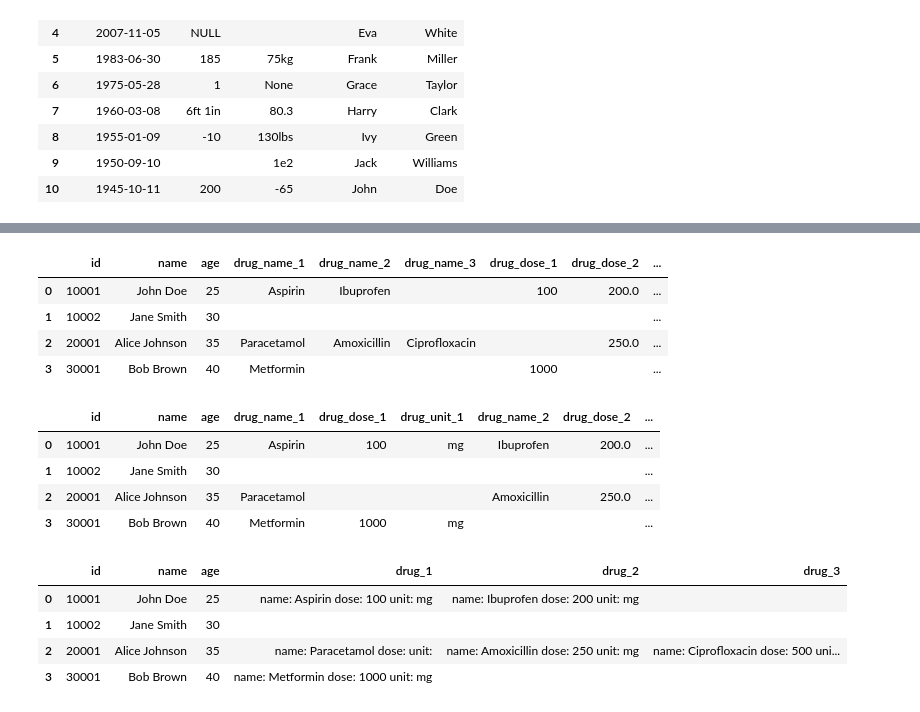
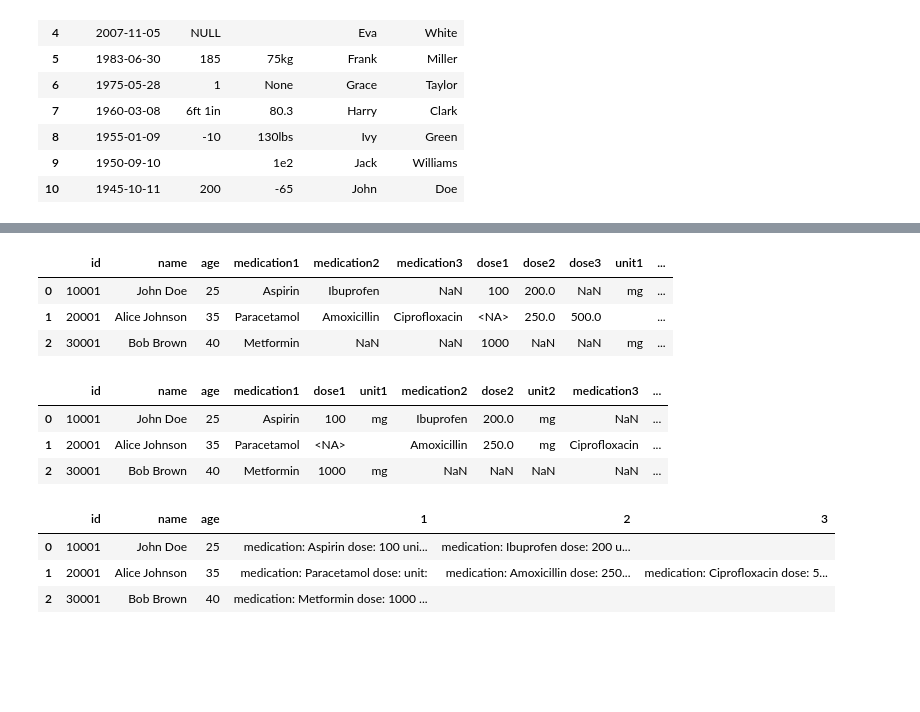
Before and after one commit to MartinVoelkl94/dukit, a Jupyter notebook: interactive_demo.ipynb, the cells around one changed output, grey strips where cells are left out. Saved outputs shown, nothing was run; the diff lists cells and outputs as text; code cells hidden in the pictures; blank space fills up the shorter version.

```diff
--- a/interactive_demo.ipynb
+++ b/interactive_demo.ipynb
@@ -878,47 +880,34 @@ display(df1, df2)
 | 3 | 20001 | Amoxicillin | 250 | mg |
 | 4 | 20001 | Ciprofloxacin | 500 | ml |
 | 5 | 30001 | Metformin | 1000 | mg |
-# %%
-dk.merge(
-    df1,
-    df2,
-    on='id',
-    mode='flat',
-    prefix='drug_',
-    ).fillna('')
-# %% [output]
-|  | id | name | age | drug_name_1 | drug_name_2 | drug_name_3 | drug_dose_1 | drug_dose_2 | ... |
-| 0 | 10001 | John Doe | 25 | Aspirin | Ibuprofen |  | 100 | 200.0 | ... |
-| 1 | 10002 | Jane Smith | 30 |  |  |  |  |  | ... |
-| 2 | 20001 | Alice Johnson | 35 | Paracetamol | Amoxicillin | Ciprofloxacin |  | 250.0 | ... |
-| 3 | 30001 | Bob Brown | 40 | Metformin |  |  | 1000 |  | ... |
-# %%
-dk.merge(
-    df1,
-    df2,
-    on='id',
-    mode='staggered',
-    prefix='drug_',
-    ).fillna('')
-# %% [output]
-|  | id | name | age | drug_name_1 | drug_dose_1 | drug_unit_1 | drug_name_2 | drug_dose_2 | ... |
-| 0 | 10001 | John Doe | 25 | Aspirin | 100 | mg | Ibuprofen | 200.0 | ... |
-| 1 | 10002 | Jane Smith | 30 |  |  |  |  |  | ... |
-| 2 | 20001 | Alice Johnson | 35 | Paracetamol |  |  | Amoxicillin | 250.0 | ... |
-| 3 | 30001 | Bob Brown | 40 | Metformin | 1000 | mg |  |  | ... |
+# %%
+df1.merge(
+    dk.flatten(df2),
+    on='id',
+    )
+# %% [output]
+|  | id | name | age | medication1 | medication2 | medication3 | dose1 | dose2 | dose3 | unit1 | ... |
+| 0 | 10001 | John Doe | 25 | Aspirin | Ibuprofen | NaN | 100 | 200.0 | NaN | mg | ... |
+| 1 | 20001 | Alice Johnson | 35 | Paracetamol | Amoxicillin | Ciprofloxacin | <NA> | 250.0 | 500.0 |  | ... |
+| 2 | 30001 | Bob Brown | 40 | Metformin | NaN | NaN | 1000 | NaN | NaN | mg | ... |
+# %%
+df1.merge(
+    dk.stagger(df2),
+    on='id',
+    )
+# %% [output]
+|  | id | name | age | medication1 | dose1 | unit1 | medication2 | dose2 | unit2 | medication3 | ... |
+| 0 | 10001 | John Doe | 25 | Aspirin | 100 | mg | Ibuprofen | 200.0 | mg | NaN | ... |
+| 1 | 20001 | Alice Johnson | 35 | Paracetamol | <NA> |  | Amoxicillin | 250.0 | mg | Ciprofloxacin | ... |
+| 2 | 30001 | Bob Brown | 40 | Metformin | 1000 | mg | NaN | NaN | NaN | NaN | ... |
 # %%
-dk.merge(
-    df1,
-    df2,
+df1.merge(
+    dk.embed(df2, line_stop='<br>'),
     on='id',
-    mode='vertical',
-    prefix='drug',
-    line_stop='<br>',
-    ).fillna('').qs('.align(left)  .wrap(normal)')  #type: ignore
+    ).qs('.mono  .align(left)  .wrap(normal)')  #type: ignore
 # %% [output]
-|  | id | name | age | drug_1 | drug_2 | drug_3 |
-| 0 | 10001 | John Doe | 25 | name: Aspirin dose: 100 unit: mg | name: Ibuprofen dose: 200 unit: mg |  |
-| 1 | 10002 | Jane Smith | 30 |  |  |  |
-| 2 | 20001 | Alice Johnson | 35 | name: Paracetamol dose: unit: | name: Amoxicillin dose: 250 unit: mg | name: Ciprofloxacin dose: 500 uni... |
-| 3 | 30001 | Bob Brown | 40 | name: Metformin dose: 1000 unit: mg |  |  |
+|  | id | name | age | 1 | 2 | 3 |
+| 0 | 10001 | John Doe | 25 | medication: Aspirin dose: 100 uni... | medication: Ibuprofen dose: 200 u... |  |
+| 1 | 20001 | Alice Johnson | 35 | medication: Paracetamol dose: unit: | medication: Amoxicillin dose: 250... | medication: Ciprofloxacin dose: 5... |
+| 2 | 30001 | Bob Brown | 40 | medication: Metformin dose: 1000 ... |  |  |
 # %%
```
Also changed, not shown: parts of 9 cells of this notebook, 2 other files.
